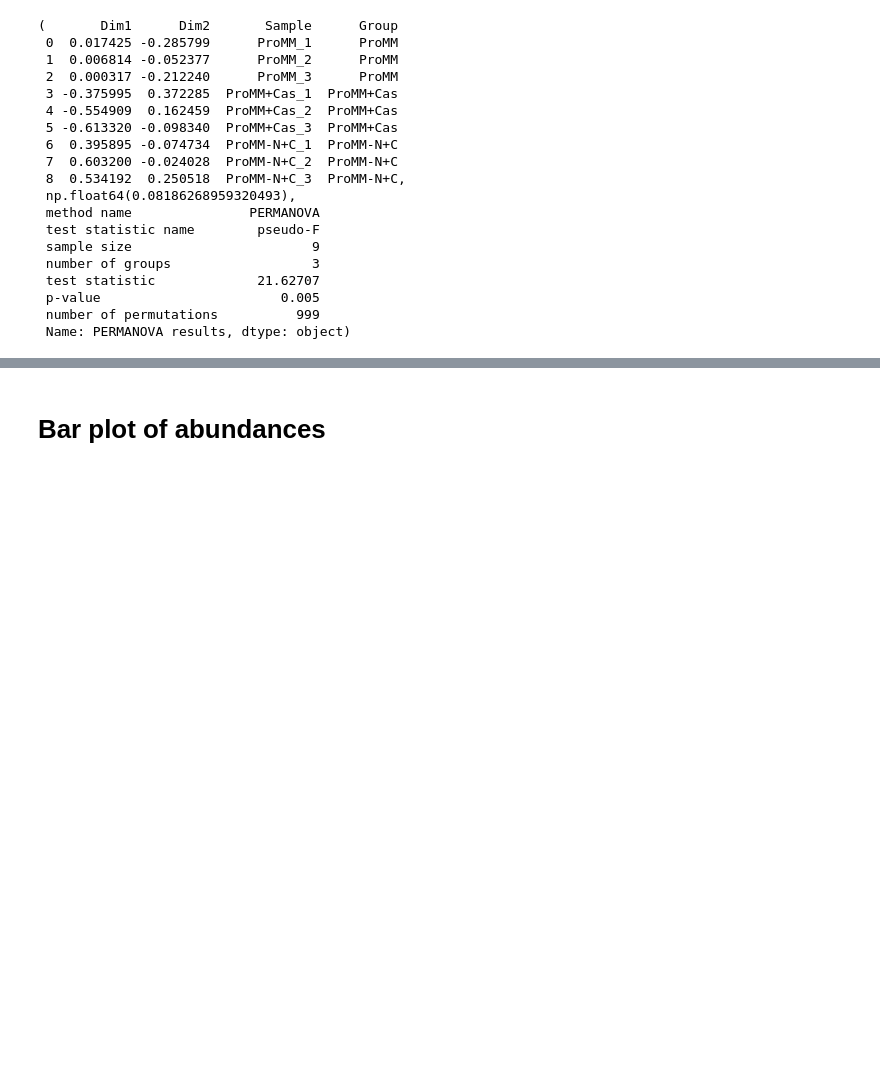
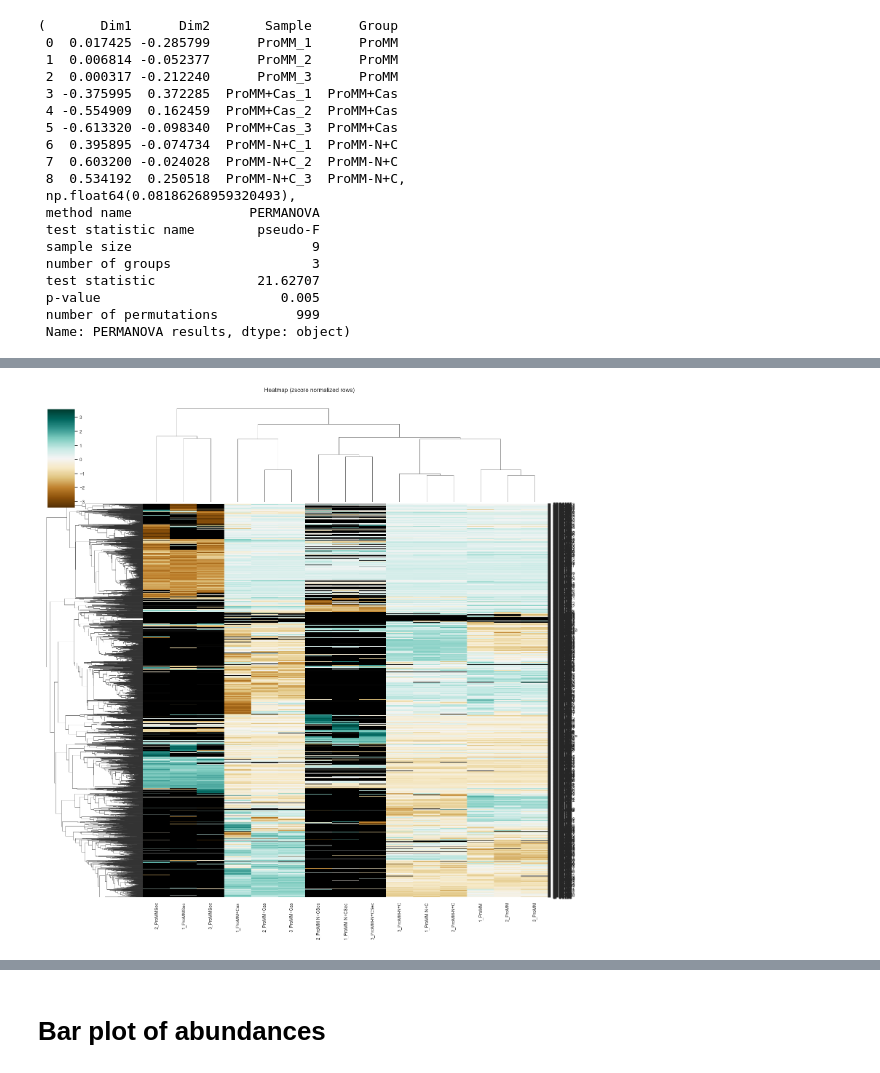
Before and after one commit to Fuchan2004/Rpom_Exoproteome, a Jupyter notebook: scripts/proteome_NMDS_heatmaps.ipynb, the cells around one changed output, grey strips where cells are left out. Drawn from its saved outputs; the diff is of its cells as text; code cells hidden in the pictures; blank space fills up the shorter version.

```diff
--- a/scripts/proteome_NMDS_heatmaps.ipynb
+++ b/scripts/proteome_NMDS_heatmaps.ipynb
@@ -987,0 +601,4 @@ heatmap(decarb, suffixes, output_filename='heatmap_decarboxylase')
+# %%
+heatmap_normalized(merged, suffixes_all, mode="zscore", output_filename = 'heatmap_all')
+# %% [output]
+[figure, added]
```
Also changed, not shown: parts of 20 cells of this notebook.
